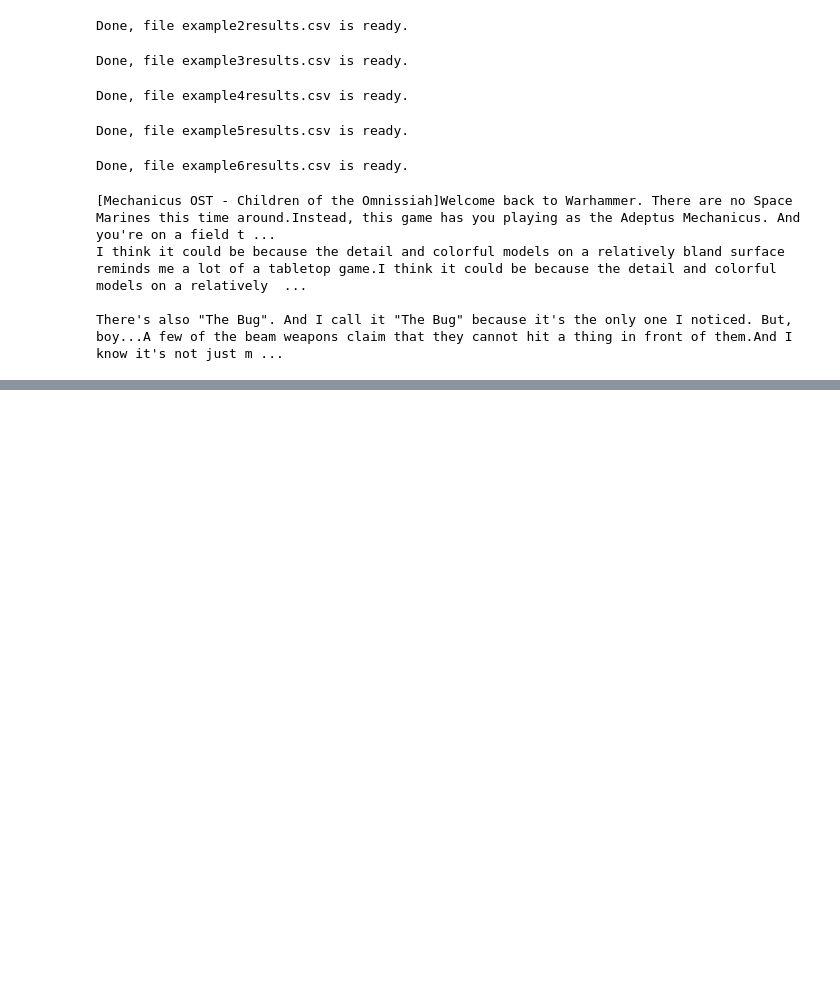
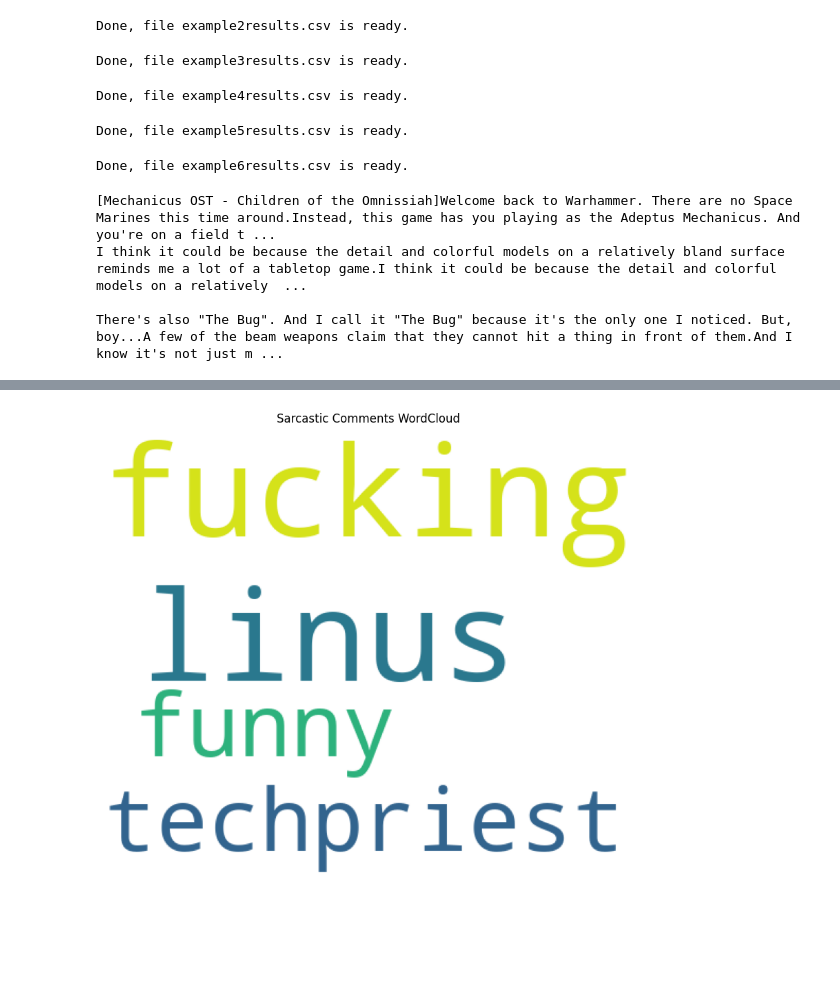
Before and after one commit to wolfesamk/MSBA-212, a Jupyter notebook: Classwork/Chapter 4/Week 1.ipynb, the cells around one changed output, grey strips where cells are left out. Cells and saved outputs as stored; diff of their text form; code cells hidden in the pictures; blank space fills up the shorter version.

```diff
--- a/Classwork/Chapter 4/Week 1.ipynb
+++ b/Classwork/Chapter 4/Week 1.ipynb
@@ -290,0 +619,71 @@ There's also "The Bug". And I call it "The Bug" because it's the only one I noti
+# %%
+#Example 13a
+import pandas
+import re
+from nltk.corpus import stopwords
+from nltk.tokenize import word_tokenize
+from nltk.tokenize.treebank import TreebankWordDetokenizer
+from wordcloud import WordCloud
+import matplotlib.pyplot as plt
+
+#I am creating a dictionary here titled inputdata
+inputdata={}
+
+inputdata = pandas.read_csv('example11_results.csv').to_dict()
+
+comment_dictionary = inputdata.get('Comment')
+
+sarcasm_dictionary = inputdata.get("Is_Sarcastic")
+
+# I am converting the comment dictionary to a list so I can analyze the data
+
+comment_list =  list(comment_dictionary.values())
+
+#I would like to filter comments based on sarcasm values from the csv file. Therefore, I created this sarcasm list, which I will use below
+sarcasm_list = list(sarcasm_dictionary.values())
+
+#I like to put all sarcastic comments inside the sarcastic comment list
+sarcastic_comment_list = []
+#I like to put ll unsarcastic comments inside the unsarcastic comment list
+unsarcastic_comment_list =[]
+
+for i in range(len(comment_list)):
+    #I am using an if statement to check a row's sarcasm column value from the csv file
+     if sarcasm_list[i] == 'Sarcasm':
+         sarcastic_comment_list.append((comment_list[i]))
+     elif sarcasm_list[i] == 'Not Sarcasm':
+         unsarcastic_comment_list.append((comment_list[i]))
+
+#I will now clean text in sarcastic comments
+
+for i in range(len(sarcastic_comment_list)):
+    # I am cleaning the comments data
+    # 1. make all letters lowercase
+    sarcastic_comment_list[i] = sarcastic_comment_list[i].lower()
+    # 2. Remove special characters
+    sarcastic_comment_list[i] = re.sub(r'\W+', ' ', sarcastic_comment_list[i])
+    # 3. Remove numbers
+    sarcastic_comment_list[i] = ''.join(c if c not in map(str, range(0, 10)) else "" for c in sarcastic_comment_list[i])
+    # 4. Remove stop words
+    # We need to convert the string to tokens in order to remove the stop words then convert the tokens back to string format
+    # A token is a string of contiguous characters between two spaces, or between a space and punctuation marks.
+    sarcastic_comment_tokens = word_tokenize(sarcastic_comment_list[i])
+
+    cleaned_sarcastic_comment_tokens = [word for word in sarcastic_comment_tokens if not word in stopwords.words()]
+
+    # I am converying the tokens back into string as an input for the wordcloud. Wordcloud does not accept token as input
+    cleaned_sarcastic_comments_string_data = TreebankWordDetokenizer().detokenize(cleaned_sarcastic_comment_tokens)
+
+
+#I am drawing a wordcloud for the sarcastic comments
+wordcloud = WordCloud(width=500, height=500,
+                          background_color='white',
+                          min_font_size=10).generate(cleaned_sarcastic_comments_string_data)
+
+plt.figure(figsize=(15, 10), facecolor=None)
+plt.imshow(wordcloud)
+plt.axis("off")
+plt.title("Sarcastic Comments WordCloud")
+plt.show()
+# %% [output]
+[figure, added]
```
Also changed, not shown: parts of 6 cells of this notebook, 5 other files.
